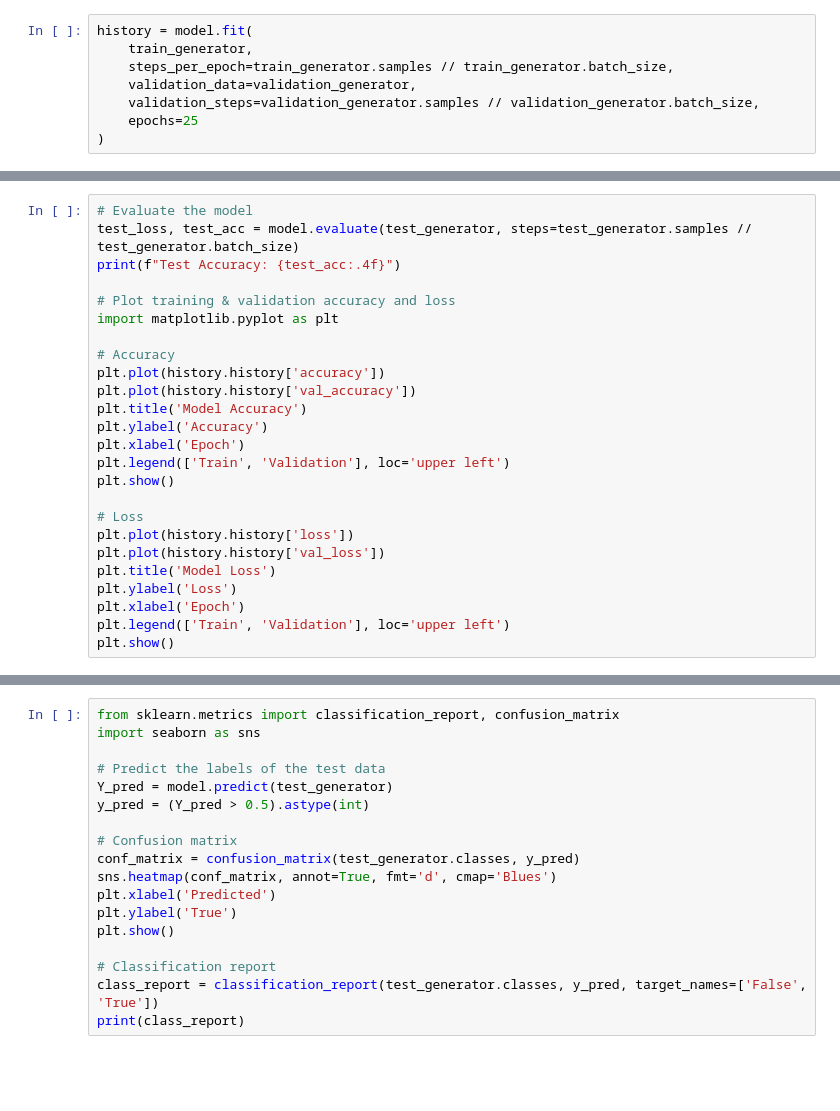
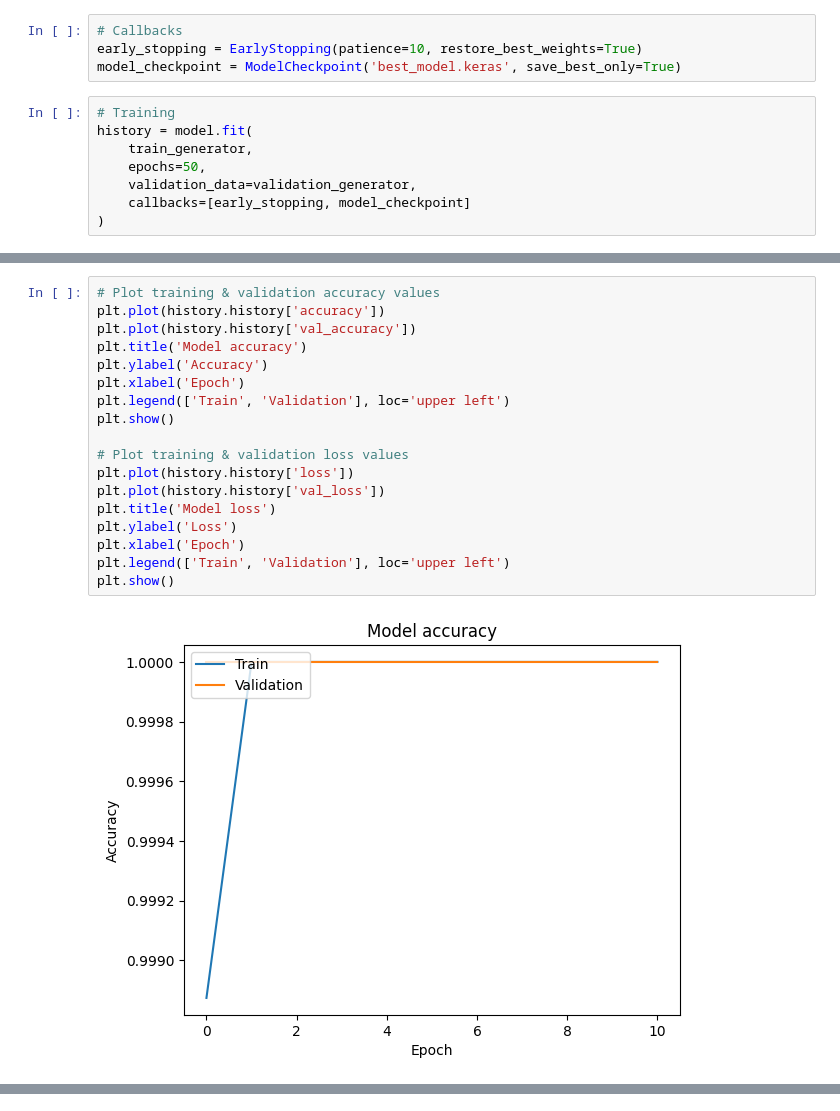
Before and after one commit to AltaafAlly/Image-classification-using-CNN, a Jupyter notebook: CNN.ipynb, the cells around one changed output, grey strips where cells are left out. Cells and saved outputs as stored; diff of their text form; blank space fills up the shorter version.

```diff
--- a/CNN.ipynb
+++ b/CNN.ipynb
@@ -72,8 +77,12 @@ model.summary()
-# %%
-history = model.fit(
-    train_generator,
-    steps_per_epoch=train_generator.samples // train_generator.batch_size,
-    validation_data=validation_generator,
-    validation_steps=validation_generator.samples // validation_generator.batch_size,
-    epochs=25
-)
+# %%
+# Callbacks
+early_stopping = EarlyStopping(patience=10, restore_best_weights=True)
+model_checkpoint = ModelCheckpoint('best_model.keras', save_best_only=True)
+# %%
+# Training
+history = model.fit(
+    train_generator,
+    epochs=50,
+    validation_data=validation_generator,
+    callbacks=[early_stopping, model_checkpoint]
+)
@@ -80,25 +126,20 @@ history = model.fit(
 # %%
-# Evaluate the model
-test_loss, test_acc = model.evaluate(test_generator, steps=test_generator.samples // test_generator.batch_size)
-print(f"Test Accuracy: {test_acc:.4f}")
-
-# Plot training & validation accuracy and loss
-import matplotlib.pyplot as plt
-
-# Accuracy
+# Plot training & validation accuracy values
 plt.plot(history.history['accuracy'])
 plt.plot(history.history['val_accuracy'])
-plt.title('Model Accuracy')
+plt.title('Model accuracy')
 plt.ylabel('Accuracy')
 plt.xlabel('Epoch')
 plt.legend(['Train', 'Validation'], loc='upper left')
 plt.show()
 
-# Loss
+# Plot training & validation loss values
 plt.plot(history.history['loss'])
 plt.plot(history.history['val_loss'])
-plt.title('Model Loss')
+plt.title('Model loss')
 plt.ylabel('Loss')
 plt.xlabel('Epoch')
 plt.legend(['Train', 'Validation'], loc='upper left')
 plt.show()
+# %% [output]
+[figure, added]
@@ -105,18 +146,0 @@ plt.show()
-# %%
-from sklearn.metrics import classification_report, confusion_matrix
-import seaborn as sns
-
-# Predict the labels of the test data
-Y_pred = model.predict(test_generator)
-y_pred = (Y_pred > 0.5).astype(int)
-
-# Confusion matrix
-conf_matrix = confusion_matrix(test_generator.classes, y_pred)
-sns.heatmap(conf_matrix, annot=True, fmt='d', cmap='Blues')
-plt.xlabel('Predicted')
-plt.ylabel('True')
-plt.show()
-
-# Classification report
-class_report = classification_report(test_generator.classes, y_pred, target_names=['False', 'True'])
-print(class_report)
```
Also changed, not shown: parts of 9 cells of this notebook, 2 other files.
